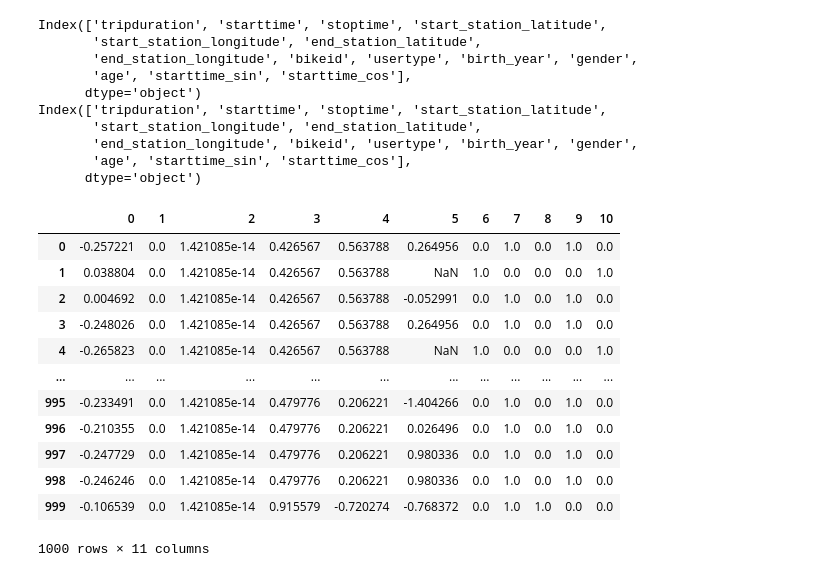
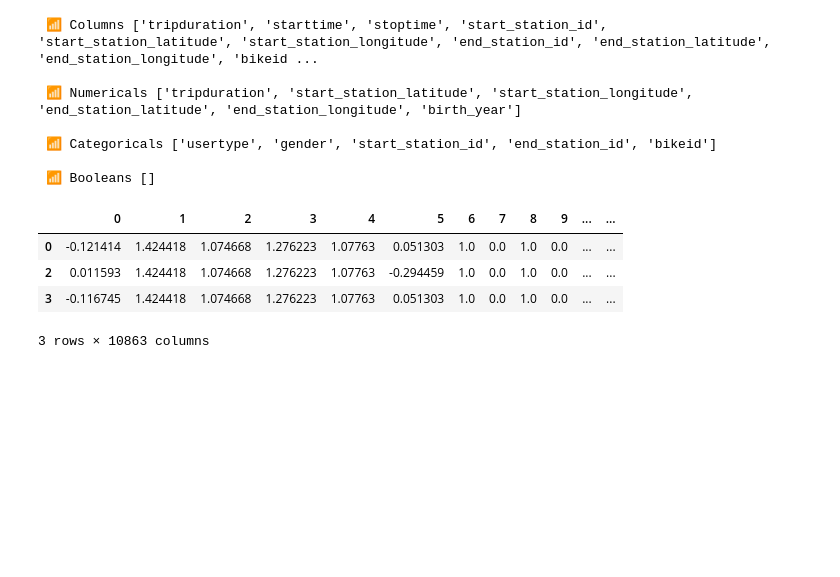
Before and after one commit to killiandectot/markov-bike, a Jupyter notebook: notebooks/juani.ipynb, the cells around one changed output. Drawn from its saved outputs; the diff is of its cells as text; code cells hidden in the pictures; blank space fills up the shorter version.

```diff
--- a/notebooks/juani.ipynb
+++ b/notebooks/juani.ipynb
@@ -7,3 +9,9 @@ from markovBike.data_source.source import database_queries, get_stations_data, g
 from markovBike.data_source.preprocess import preprocess_stations_data, preprocess_trips_data
 
 import pandas as pd
+# %%
+verbose = True
+
+n_stations = 2_000
+
+n_trips = 50_000
@@ -38,0 +93,2 @@ stations_dataframe
+# %%
+trips_raw = get_stations_data(database_queries(n_trips)['trips'], verbose=True)
@@ -39,32 +114,35 @@ stations_dataframe
+# %%
+numerics = ['int16', 'int32', 'int64', 'float16', 'float32', 'float64']
+
+numerical_features = trips_raw.select_dtypes(include=numerics).columns.drop(
+    ['start_station_id', 'end_station_id', 'bikeid'])
+
+categorical_features = trips_raw.select_dtypes(include='object').columns.drop(
+    ['start_station_name', 'end_station_name']
+).append(pd.Index(['start_station_id', 'end_station_id', 'bikeid']))
+
+boolean_features = trips_raw.select_dtypes(include='bool').columns
 # %%
-trips_raw = get_stations_data(database_queries(1000)['trips'], verbose=verbose)
+trips_preproc = preprocess_trips_data(trips_raw,
+                                      drops=['start_station_name', 'end_station_name'],
+                                      numerical_features=numerical_features,
+                                      categorical_features=categorical_features,
+                                      boolean_features=boolean_features,
+                                      verbose=True)
 
-trips_preproc = preprocess_trips_data(trips_raw, drops=['start_station_name', 'end_station_name'], verbose=verbose)
+trips_dataframe = pd.DataFrame(trips_preproc[0]).dropna()#, columns=trips_preproc[1])
 
-trips_dataframe = pd.DataFrame(trips_preproc[0])#, columns=trips_preproc[1])
-
-trips_dataframe
+trips_dataframe.head(3)
 # %% [output]
-Index(['tripduration', 'starttime', 'stoptime', 'start_station_latitude',
-       'start_station_longitude', 'end_station_latitude',
-       'end_station_longitude', 'bikeid', 'usertype', 'birth_year', 'gender',
-       'age', 'starttime_sin', 'starttime_cos'],
-      dtype='object')
-Index(['tripduration', 'starttime', 'stoptime', 'start_station_latitude',
-       'start_station_longitude', 'end_station_latitude',
-       'end_station_longitude', 'bikeid', 'usertype', 'birth_year', 'gender',
-       'age', 'starttime_sin', 'starttime_cos'],
-      dtype='object')
+ 📶 Columns ['tripduration', 'starttime', 'stoptime', 'start_station_id', 'start_station_latitude', 'start_station_longitude', 'end_station_id', 'end_station_latitude', 'end_station_longitude', 'bikeid ...
+
+ 📶 Numericals ['tripduration', 'start_station_latitude', 'start_station_longitude', 'end_station_latitude', 'end_station_longitude', 'birth_year']
+
+ 📶 Categoricals ['usertype', 'gender', 'start_station_id', 'end_station_id', 'bikeid']
+
+ 📶 Booleans []
-|  | 0 | 1 | 2 | 3 | 4 | 5 | 6 | 7 | 8 | 9 | 10 |
-| 0 | -0.257221 | 0.0 | 1.421085e-14 | 0.426567 | 0.563788 | 0.264956 | 0.0 | 1.0 | 0.0 | 1.0 | 0.0 |
-| 1 | 0.038804 | 0.0 | 1.421085e-14 | 0.426567 | 0.563788 | NaN | 1.0 | 0.0 | 0.0 | 0.0 | 1.0 |
-| 2 | 0.004692 | 0.0 | 1.421085e-14 | 0.426567 | 0.563788 | -0.052991 | 0.0 | 1.0 | 0.0 | 1.0 | 0.0 |
-| 3 | -0.248026 | 0.0 | 1.421085e-14 | 0.426567 | 0.563788 | 0.264956 | 0.0 | 1.0 | 0.0 | 1.0 | 0.0 |
-| 4 | -0.265823 | 0.0 | 1.421085e-14 | 0.426567 | 0.563788 | NaN | 1.0 | 0.0 | 0.0 | 0.0 | 1.0 |
-| ... | ... | ... | ... | ... | ... | ... | ... | ... | ... | ... | ... |
-| 995 | -0.233491 | 0.0 | 1.421085e-14 | 0.479776 | 0.206221 | -1.404266 | 0.0 | 1.0 | 0.0 | 1.0 | 0.0 |
-| 996 | -0.210355 | 0.0 | 1.421085e-14 | 0.479776 | 0.206221 | 0.026496 | 0.0 | 1.0 | 0.0 | 1.0 | 0.0 |
-| 997 | -0.247729 | 0.0 | 1.421085e-14 | 0.479776 | 0.206221 | 0.980336 | 0.0 | 1.0 | 0.0 | 1.0 | 0.0 |
-| 998 | -0.246246 | 0.0 | 1.421085e-14 | 0.479776 | 0.206221 | 0.980336 | 0.0 | 1.0 | 0.0 | 1.0 | 0.0 |
-| 999 | -0.106539 | 0.0 | 1.421085e-14 | 0.915579 | -0.720274 | -0.768372 | 0.0 | 1.0 | 1.0 | 0.0 | 0.0 |
+|  | 0 | 1 | 2 | 3 | 4 | 5 | 6 | 7 | 8 | 9 | ... | ... |
+| 0 | -0.121414 | 1.424418 | 1.074668 | 1.276223 | 1.07763 | 0.051303 | 1.0 | 0.0 | 1.0 | 0.0 | ... | ... |
+| 2 | 0.011593 | 1.424418 | 1.074668 | 1.276223 | 1.07763 | -0.294459 | 1.0 | 0.0 | 1.0 | 0.0 | ... | ... |
+| 3 | -0.116745 | 1.424418 | 1.074668 | 1.276223 | 1.07763 | 0.051303 | 1.0 | 0.0 | 1.0 | 0.0 | ... | ... |
-1000 rows × 11 columns
+3 rows × 10863 columns
```
Also changed, not shown: parts of 9 cells of this notebook, 4 other files.
